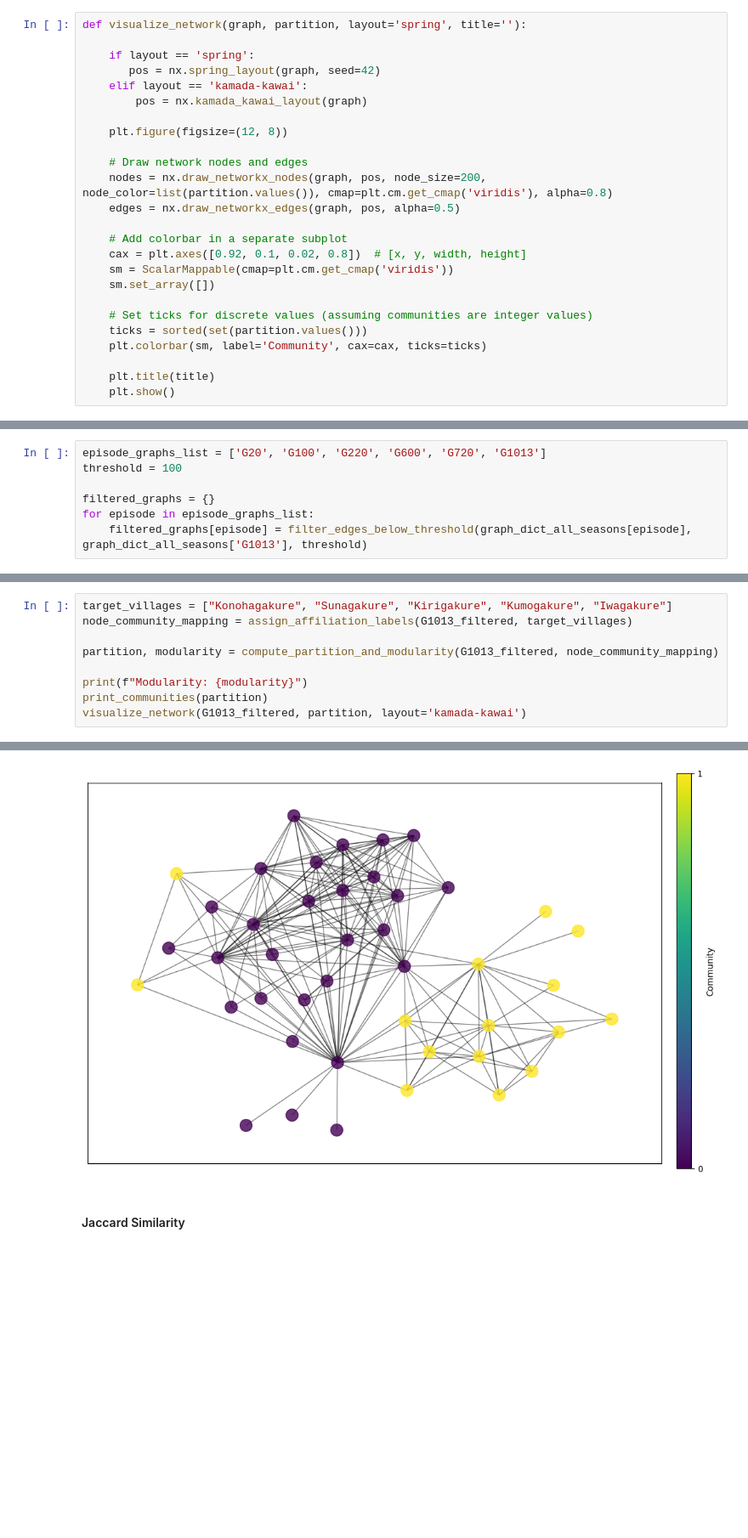
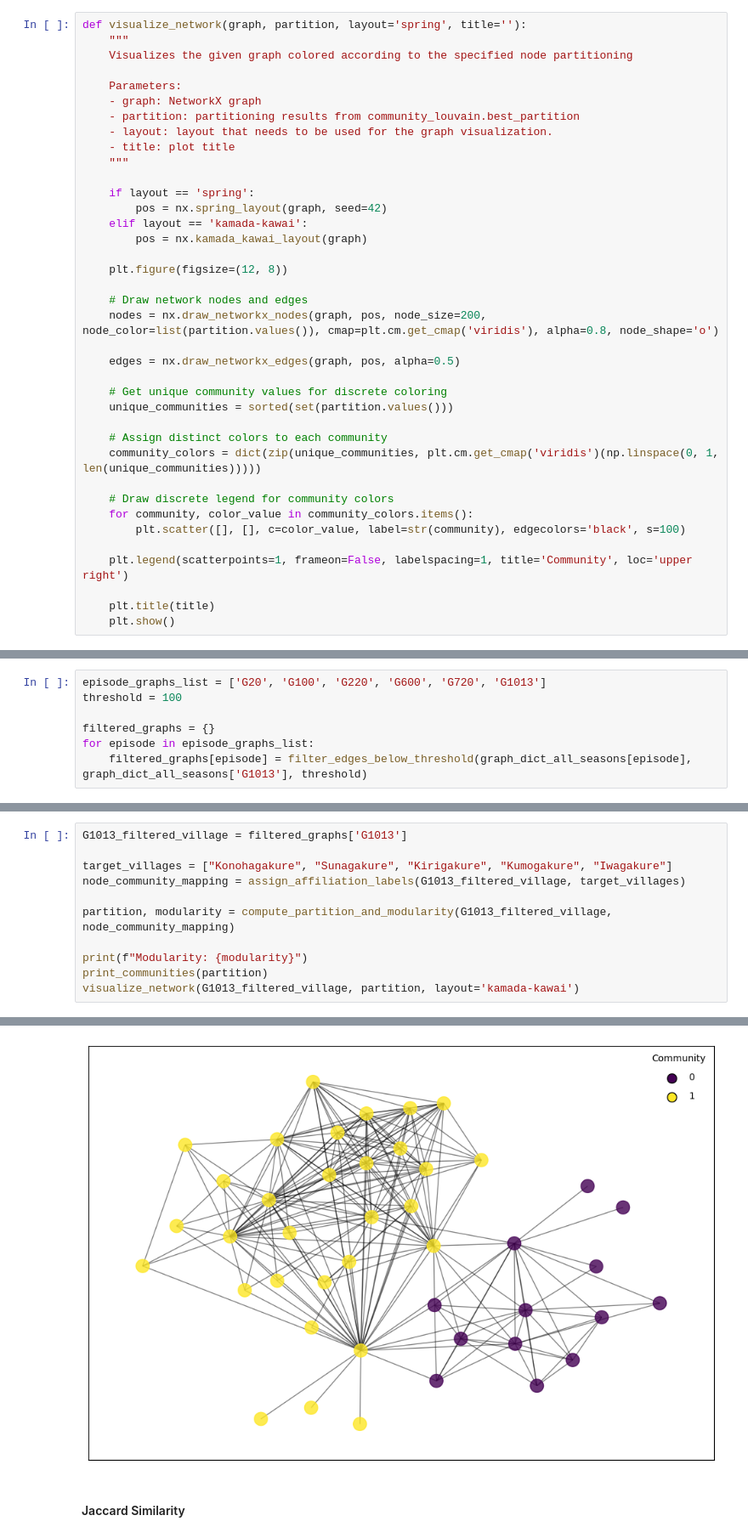
Before and after one commit to atacanpolat/socialGraphsProject, a Jupyter notebook: network_analysis/community_detection.ipynb, the cells around one changed output, grey strips where cells are left out. Shown at 85% size. Drawn from its saved outputs; the diff is of its cells as text; blank space fills up the shorter version.

```diff
--- a/network_analysis/community_detection.ipynb
+++ b/network_analysis/community_detection.ipynb
@@ -174,26 +206,39 @@ def print_communities(partition):
         print(f"Community {community}: {nodes}")
 # %%
 def visualize_network(graph, partition, layout='spring', title=''):
+    """
+    Visualizes the given graph colored according to the specified node partitioning
+
+    Parameters:
+    - graph: NetworkX graph
+    - partition: partitioning results from community_louvain.best_partition
+    - layout: layout that needs to be used for the graph visualization.
+    - title: plot title
+    """
 
     if layout == 'spring':
-       pos = nx.spring_layout(graph, seed=42)
+        pos = nx.spring_layout(graph, seed=42)
     elif layout == 'kamada-kawai':
         pos = nx.kamada_kawai_layout(graph)
 
     plt.figure(figsize=(12, 8))
 
     # Draw network nodes and edges
-    nodes = nx.draw_networkx_nodes(graph, pos, node_size=200, node_color=list(partition.values()), cmap=plt.cm.get_cmap('viridis'), alpha=0.8)
+    nodes = nx.draw_networkx_nodes(graph, pos, node_size=200, node_color=list(partition.values()), cmap=plt.cm.get_cmap('viridis'), alpha=0.8, node_shape='o')
+
     edges = nx.draw_networkx_edges(graph, pos, alpha=0.5)
 
-    # Add colorbar in a separate subplot
-    cax = plt.axes([0.92, 0.1, 0.02, 0.8])  # [x, y, width, height]
-    sm = ScalarMappable(cmap=plt.cm.get_cmap('viridis'))
-    sm.set_array([])
+    # Get unique community values for discrete coloring
+    unique_communities = sorted(set(partition.values()))
 
-    # Set ticks for discrete values (assuming communities are integer values)
-    ticks = sorted(set(partition.values()))
-    plt.colorbar(sm, label='Community', cax=cax, ticks=ticks)
+    # Assign distinct colors to each community
+    community_colors = dict(zip(unique_communities, plt.cm.get_cmap('viridis')(np.linspace(0, 1, len(unique_communities)))))
+
+    # Draw discrete legend for community colors
+    for community, color_value in community_colors.items():
+        plt.scatter([], [], c=color_value, label=str(community), edgecolors='black', s=100)
+
+    plt.legend(scatterpoints=1, frameon=False, labelspacing=1, title='Community', loc='upper right')
 
     plt.title(title)
     plt.show()
@@ -368,10 +471,12 @@ Community 2: ['Konohamaru Sarutobi', 'Boruto Uzumaki', 'Sarada Uchiha', 'Shikada
 # %%
+G1013_filtered_village = filtered_graphs['G1013']
+
 target_villages = ["Konohagakure", "Sunagakure", "Kirigakure", "Kumogakure", "Iwagakure"]
-node_community_mapping = assign_affiliation_labels(G1013_filtered, target_villages)
+node_community_mapping = assign_affiliation_labels(G1013_filtered_village, target_villages)
 
-partition, modularity = compute_partition_and_modularity(G1013_filtered, node_community_mapping)
+partition, modularity = compute_partition_and_modularity(G1013_filtered_village, node_community_mapping)
 
 print(f"Modularity: {modularity}")
 print_communities(partition)
-visualize_network(G1013_filtered, partition, layout='kamada-kawai')
+visualize_network(G1013_filtered_village, partition, layout='kamada-kawai')
 # %% [output]
@@ -381,4 +486,4 @@ Community 1: ['Sai', 'Yamato', 'Konohamaru Sarutobi', 'Boruto Uzumaki', 'Sarada
-[figure, old version]
+[figure, new version]
 # %% [markdown]
 #### Jaccard Similarity
 # %%
```
Also changed, not shown: parts of 37 cells of this notebook, 10 other files.
